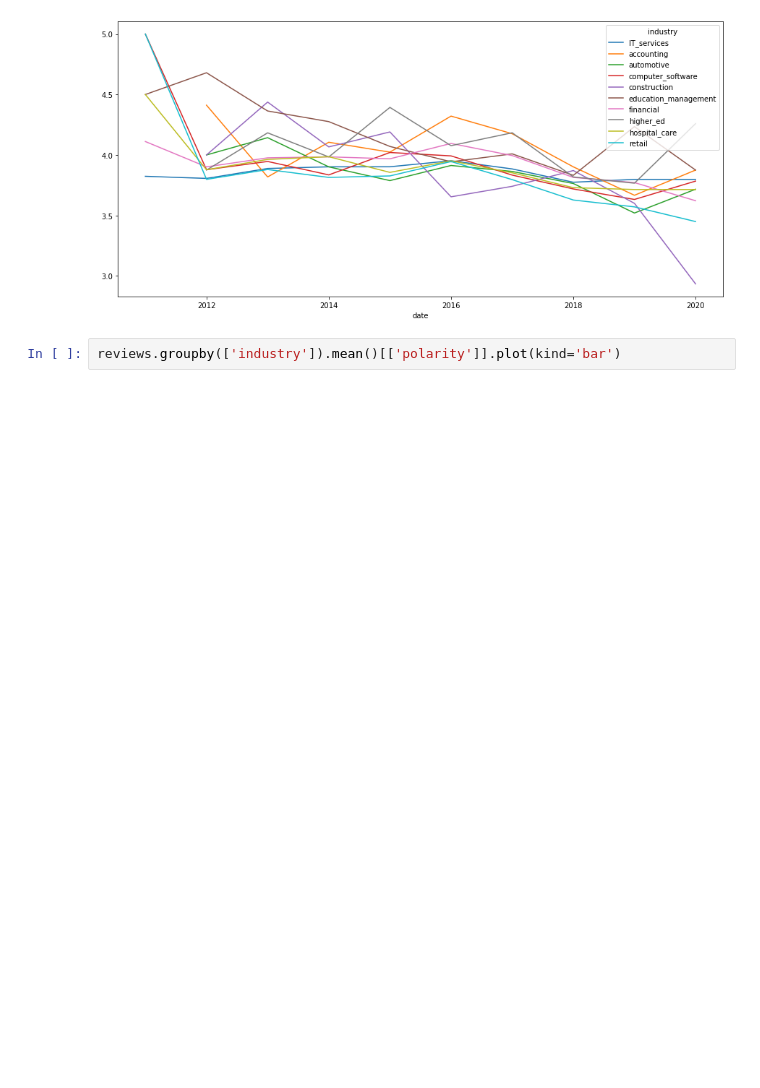
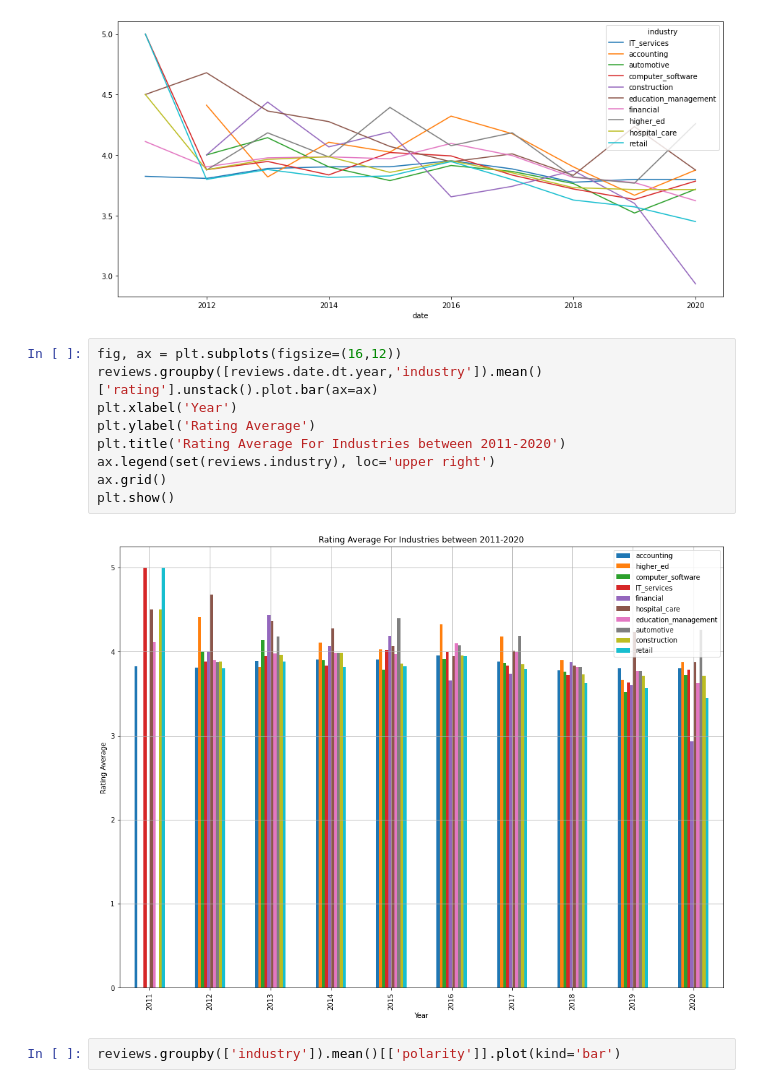
Before and after one commit to toadies/smu-ds-opinion-mining-co-reviews, a Jupyter notebook: notebooks/Section 2 - 4 - EDA.ipynb, the cells around one changed output. Cells and saved outputs as stored; diff of their text form; blank space fills up the shorter version.

```diff
--- a/notebooks/Section 2 - 4 - EDA.ipynb
+++ b/notebooks/Section 2 - 4 - EDA.ipynb
@@ -347,6 +370,17 @@ reviews.groupby([reviews.date.dt.year,'industry']).mean()['rating'].unstack().pl
 # %% [output]
 <matplotlib.axes._subplots.AxesSubplot at 0x...>
 [figure]
+# %%
+fig, ax = plt.subplots(figsize=(16,12))
+reviews.groupby([reviews.date.dt.year,'industry']).mean()['rating'].unstack().plot.bar(ax=ax)
+plt.xlabel('Year')
+plt.ylabel('Rating Average')
+plt.title('Rating Average For Industries between 2011-2020')
+ax.legend(set(reviews.industry), loc='upper right')
+ax.grid()
+plt.show()
+# %% [output]
+[figure, added]
 # %%
 reviews.groupby(['industry']).mean()[['polarity']].plot(kind='bar')
 # %% [output]
```
Also changed, not shown: parts of 3 cells of this notebook, 1 other file.
